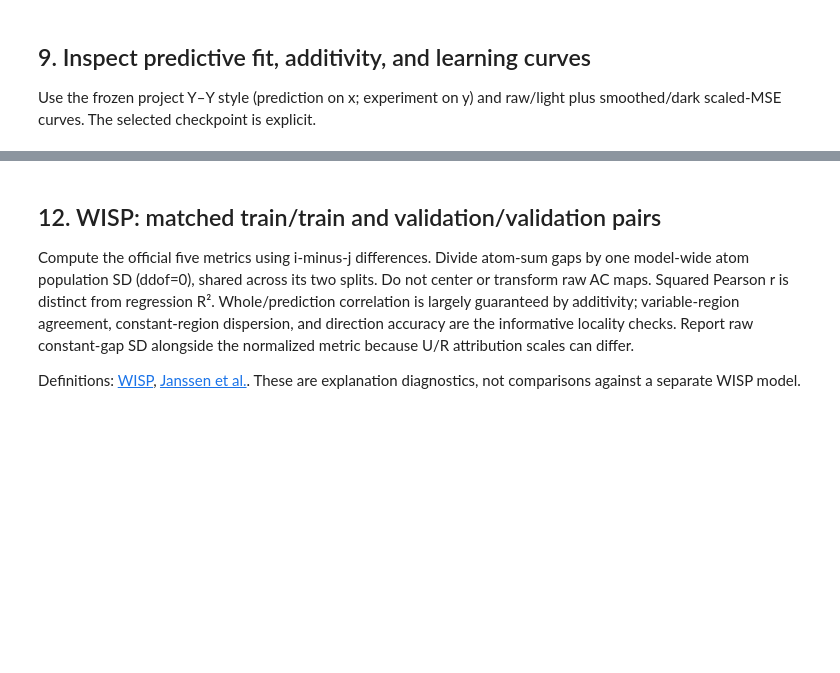
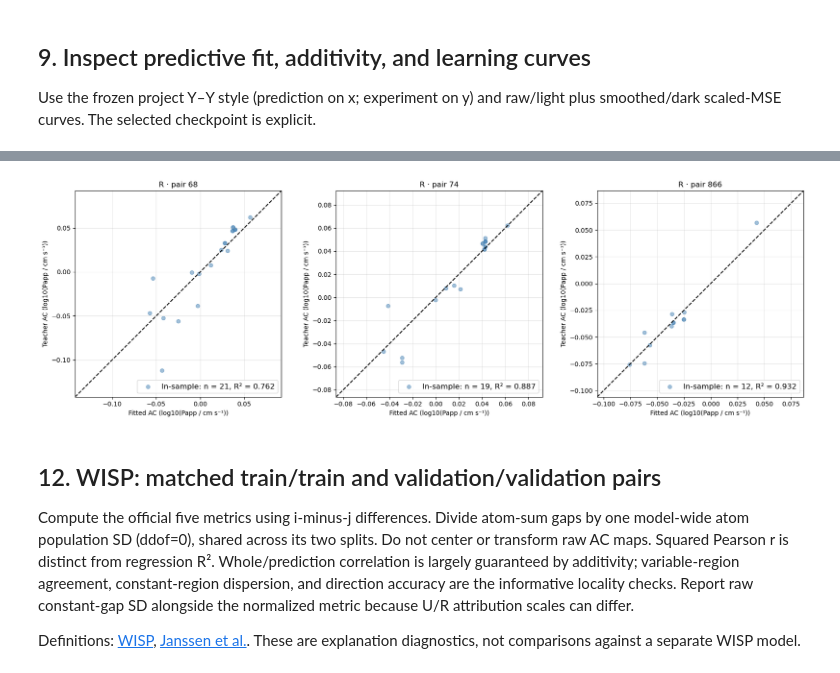
Before and after one commit to yu-tateyan-15/XAI-Chem-SPIRE, a Jupyter notebook: test_sample/output/executed_notebooks/caco2_executed.ipynb, the cells around one changed output, grey strips where cells are left out. Cells and saved outputs as stored; diff of their text form; code cells hidden in the pictures; blank space fills up the shorter version.

```diff
--- a/test_sample/output/executed_notebooks/caco2_executed.ipynb
+++ b/test_sample/output/executed_notebooks/caco2_executed.ipynb
@@ -640,3 +413,16 @@ Raw ACs decompose the model prediction. The pairwise fit uses only changed-regio
+# %%
+from xai_chem.plotting import plot_reconstruction_yy
+# R-only surrogate fidelity: U/R comparison is reserved for the MMP maps.
+figure, axes = plt.subplots(1, len(selected_pairs), figsize=(6 * len(selected_pairs), 5.5), squeeze=False)
+for axis, pair in zip(axes[0], selected_pairs.itertuples(index=False)):
+    fitted = fitted_pairs[pair.pair_id]
+    plot_reconstruction_yy(fitted.atoms["atom_contribution"], fitted.atoms["prediction"],
+        unit_label=f"AC ({TARGET_UNITS})", title=f"R · pair {pair.pair_id}", axis=axis)
+figure.tight_layout()
+save_publication_figure(figure, run_root / "vis" / "R_reconstruction_yy.png")
+display(figure); plt.close(figure)
+# %% [output]
+[figure, added]
 # %% [markdown]
 ## 12. WISP: matched train/train and validation/validation pairs
 
```
Also changed, not shown: parts of 21 cells of this notebook, 10 other files.
